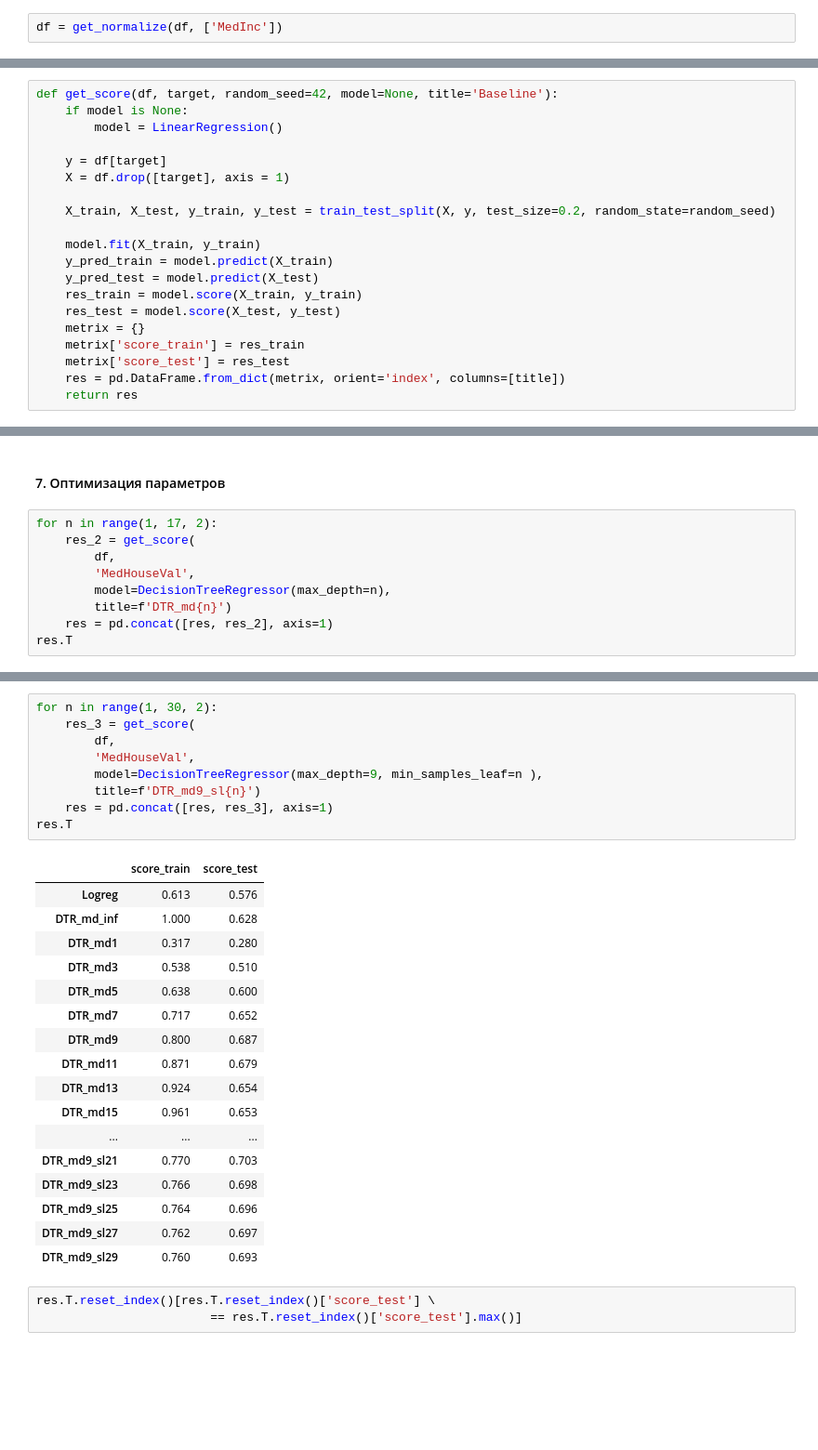
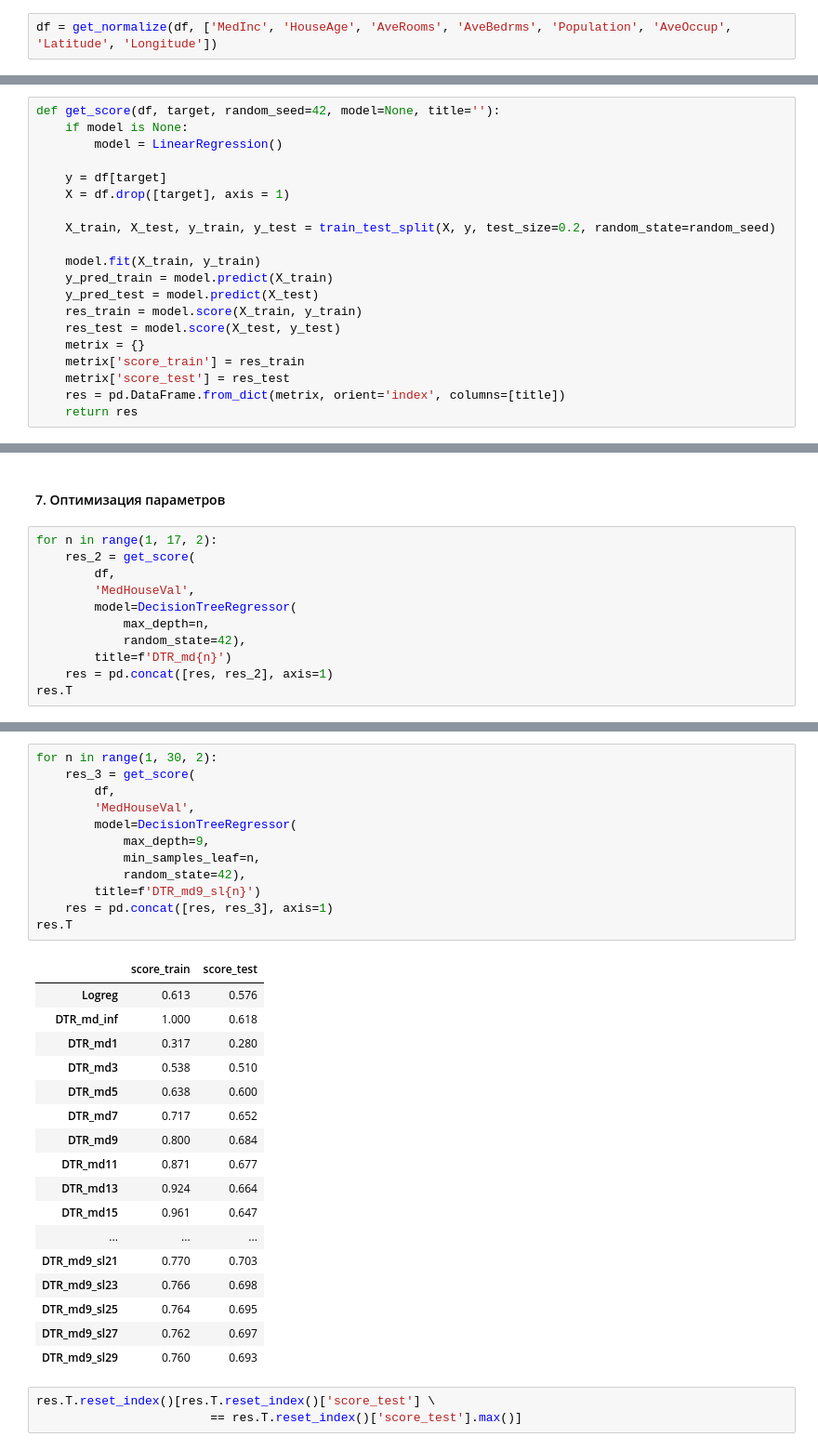
Before and after one commit to choodnovsky/Netilogiya_degp13, a Jupyter notebook: dz_8.08.ipynb, the cells around one changed output, grey strips where cells are left out. Shown: that part at 93% size. Saved outputs shown, nothing was run; the diff lists cells and outputs as text; blank space fills up the shorter version.

Commit message:
добавил random state в дз 8-08

```diff
--- a/dz_8.08.ipynb
+++ b/dz_8.08.ipynb
@@ -103,7 +103,7 @@ def get_normalize(df, cols):
         df[each] = np.divide((arr - arr.min()),(arr.max() - arr.min()))
     return df
 # %%
-df = get_normalize(df, ['MedInc'])
+df = get_normalize(df, ['MedInc', 'HouseAge', 'AveRooms', 'AveBedrms', 'Population', 'AveOccup', 'Latitude', 'Longitude'])
 # %%
 df.head(7)
 # %% [output]
@@ -118,7 +118,7 @@ df.head(7)
 # %% [markdown]
 #### 3,4,5 Разделение выборки, обучение регрессии, расчет score
 # %%
-def get_score(df, target, random_seed=42, model=None, title='Baseline'):
+def get_score(df, target, random_seed=42, model=None, title=''):
     if model is None:
         model = LinearRegression()
 
@@ -221,7 +220,9 @@ for n in range(1, 17, 2):
     res_2 = get_score(
         df,
         'MedHouseVal',
-        model=DecisionTreeRegressor(max_depth=n),
+        model=DecisionTreeRegressor(
+            max_depth=n,
+            random_state=42),
         title=f'DTR_md{n}')
     res = pd.concat([res, res_2], axis=1)
 res.T
@@ -240,28 +241,31 @@ res.T
 # %%
 for n in range(1, 30, 2):
     res_3 = get_score(
         df,
         'MedHouseVal',
-        model=DecisionTreeRegressor(max_depth=9, min_samples_leaf=n ),
+        model=DecisionTreeRegressor(
+            max_depth=9,
+            min_samples_leaf=n,
+            random_state=42),
         title=f'DTR_md9_sl{n}')
     res = pd.concat([res, res_3], axis=1)
 res.T
 # %% [output]
 |  | score_train | score_test |
 | Logreg | 0.613 | 0.576 |
-| DTR_md_inf | 1.000 | 0.628 |
+| DTR_md_inf | 1.000 | 0.618 |
 | DTR_md1 | 0.317 | 0.280 |
 | DTR_md3 | 0.538 | 0.510 |
 | DTR_md5 | 0.638 | 0.600 |
 | DTR_md7 | 0.717 | 0.652 |
-| DTR_md9 | 0.800 | 0.687 |
-| DTR_md11 | 0.871 | 0.679 |
-| DTR_md13 | 0.924 | 0.654 |
-| DTR_md15 | 0.961 | 0.653 |
+| DTR_md9 | 0.800 | 0.684 |
+| DTR_md11 | 0.871 | 0.677 |
+| DTR_md13 | 0.924 | 0.664 |
+| DTR_md15 | 0.961 | 0.647 |
 | ... | ... | ... |
 | DTR_md9_sl21 | 0.770 | 0.703 |
 | DTR_md9_sl23 | 0.766 | 0.698 |
-| DTR_md9_sl25 | 0.764 | 0.696 |
+| DTR_md9_sl25 | 0.764 | 0.695 |
 | DTR_md9_sl27 | 0.762 | 0.697 |
 | DTR_md9_sl29 | 0.760 | 0.693 |
 # %%
```
Also changed, not shown: parts of 5 cells of this notebook.
